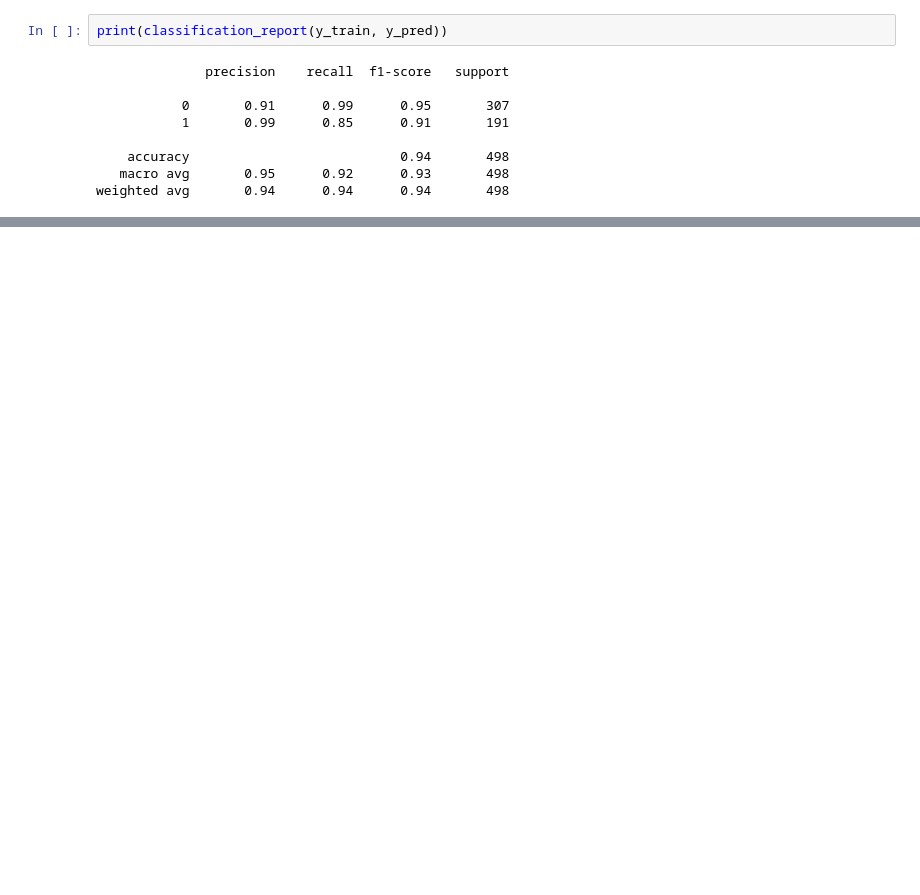
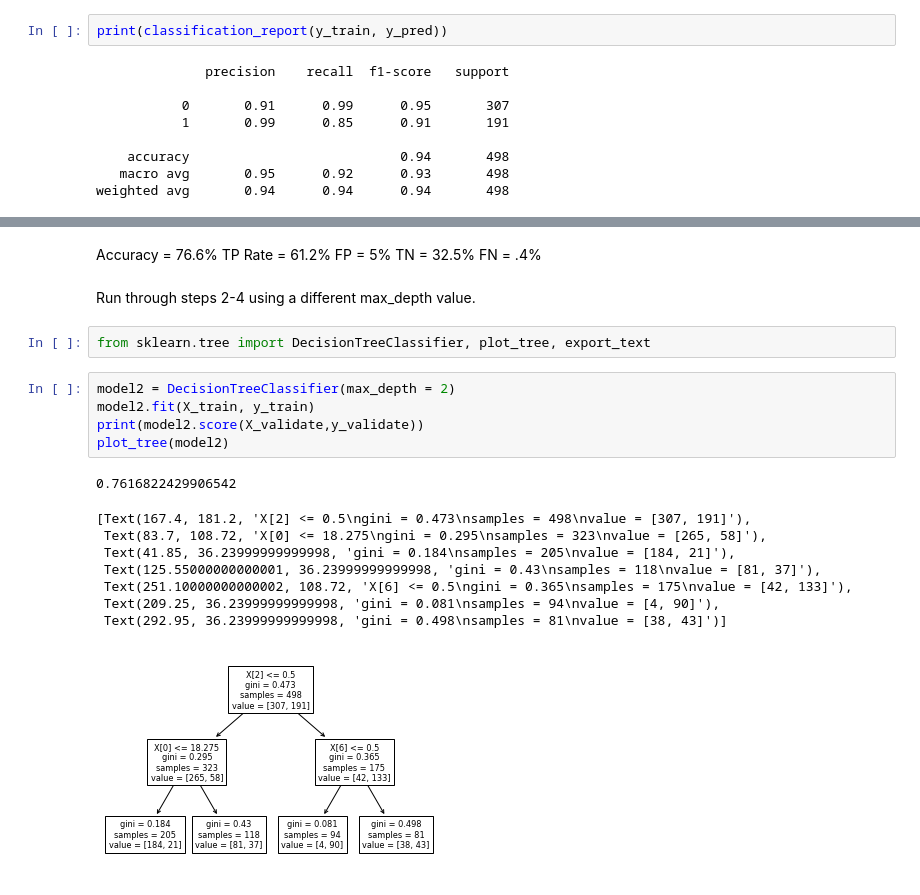
Before and after one commit to chriseverts/classification-exercises, a Jupyter notebook: model.ipynb, the cells around one changed output, grey strips where cells are left out. Cells and saved outputs as stored; diff of their text form; blank space fills up the shorter version.

```diff
--- a/model.ipynb
+++ b/model.ipynb
@@ -185,0 +246,21 @@ weighted avg       0.94      0.94      0.94       498
+# %% [markdown]
+Accuracy = 76.6% TP Rate = 61.2% FP = 5% TN = 32.5% FN = .4%
+# %% [markdown]
+Run through steps 2-4 using a different max_depth value.
+# %%
+from sklearn.tree import DecisionTreeClassifier, plot_tree, export_text
+# %%
+model2 = DecisionTreeClassifier(max_depth = 2)
+model2.fit(X_train, y_train)
+print(model2.score(X_validate,y_validate))
+plot_tree(model2)
+# %% [output]
+0.7616822429906542
+[Text(167.4, 181.2, 'X[2] <= 0.5\ngini = 0.473\nsamples = 498\nvalue = [307, 191]'),
+ Text(83.7, 108.72, 'X[0] <= 18.275\ngini = 0.295\nsamples = 323\nvalue = [265, 58]'),
+ Text(41.85, 36.23999999999998, 'gini = 0.184\nsamples = 205\nvalue = [184, 21]'),
+ Text(125.55000000000001, 36.23999999999998, 'gini = 0.43\nsamples = 118\nvalue = [81, 37]'),
+ Text(251.10000000000002, 108.72, 'X[6] <= 0.5\ngini = 0.365\nsamples = 175\nvalue = [42, 133]'),
+ Text(209.25, 36.23999999999998, 'gini = 0.081\nsamples = 94\nvalue = [4, 90]'),
+ Text(292.95, 36.23999999999998, 'gini = 0.498\nsamples = 81\nvalue = [38, 43]')]
+[figure, added]
```
Also changed, not shown: parts of 36 cells of this notebook, 1 other file.
